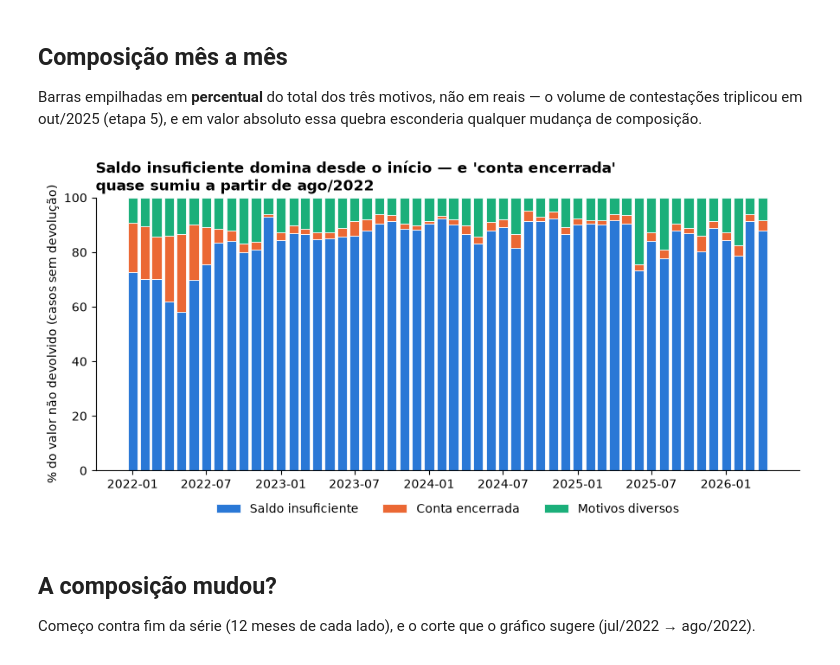
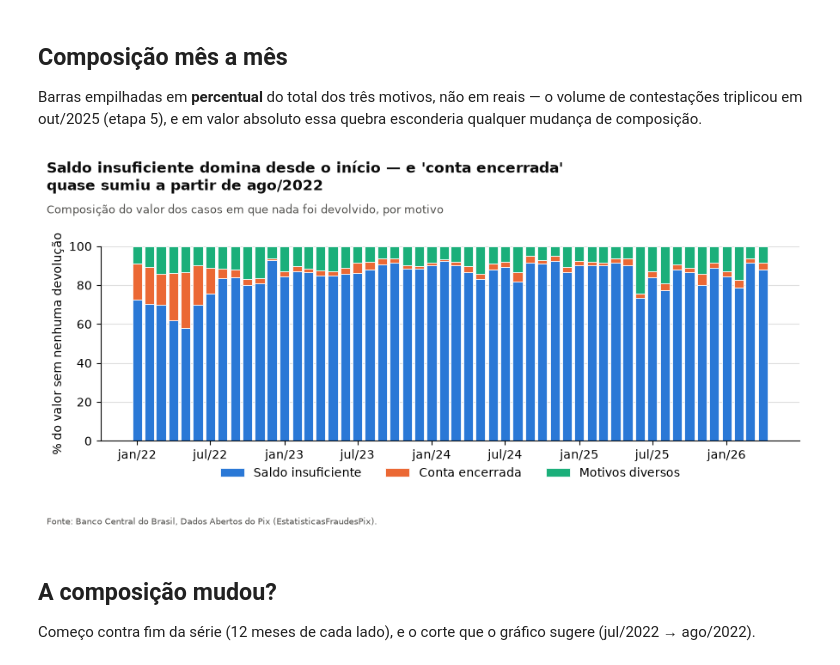
Before and after one commit to ivadivad/med-em-numeros, a Jupyter notebook: notebooks/06-motivos-nao-devolucao.ipynb, the cells around one changed output. Saved outputs shown, nothing was run; the diff lists cells and outputs as text; code cells hidden in the pictures.

```diff
--- a/notebooks/06-motivos-nao-devolucao.ipynb
+++ b/notebooks/06-motivos-nao-devolucao.ipynb
@@ -101,31 +110,27 @@ Barras empilhadas em **percentual** do total dos três motivos, não em reais
 o volume de contestações triplicou em out/2025 (etapa 5), e em valor absoluto
 essa quebra esconderia qualquer mudança de composição.
 # %%
-cores = {"Saldo insuficiente": "#2a78d6", "Conta encerrada": "#eb6834", "Motivos diversos": "#1baf7a"}
+cores = {"Saldo insuficiente": AZUL, "Conta encerrada": LARANJA, "Motivos diversos": VERDE}
 tabela = longo.pivot(index="Data", columns="motivo", values="percentual")[list(cores)]
 
-fig, ax = plt.subplots(figsize=(9, 4.5))
+fig, ax = grafico(
+    "Saldo insuficiente domina desde o início — e 'conta encerrada'\nquase sumiu a partir de ago/2022",
+    subtitulo="Composição do valor dos casos em que nada foi devolvido, por motivo",
+)
 base = pd.Series(0.0, index=tabela.index)
 for motivo, cor in cores.items():
     ax.bar(tabela.index, tabela[motivo], bottom=base, width=24, color=cor,
            edgecolor="white", linewidth=0.6, label=motivo)
     base += tabela[motivo]
 
 ax.set_ylim(0, 100)
-ax.spines["top"].set_visible(False)
-ax.spines["right"].set_visible(False)
-ax.set_ylabel("% do valor não devolvido (casos sem devolução)")
-ax.set_title(
-    "Saldo insuficiente domina desde o início — e 'conta encerrada'\nquase sumiu a partir de ago/2022",
-    loc="left", fontsize=12, fontweight="bold"
-)
+ax.set_ylabel("% do valor sem nenhuma devolução")
 ax.legend(frameon=False, loc="upper center", bbox_to_anchor=(0.5, -0.08), ncol=3)
 
-plt.tight_layout()
-plt.savefig("../graficos/06-motivos-nao-devolucao.png", dpi=150)
+salvar(fig, "06-motivos-nao-devolucao.png")
 plt.show()
 # %% [output]
-[figure, old version]
+[figure, new version]
 # %% [markdown]
 ## A composição mudou?
 
```
Also changed, not shown: parts of 1 cell of this notebook, 4 other files.
